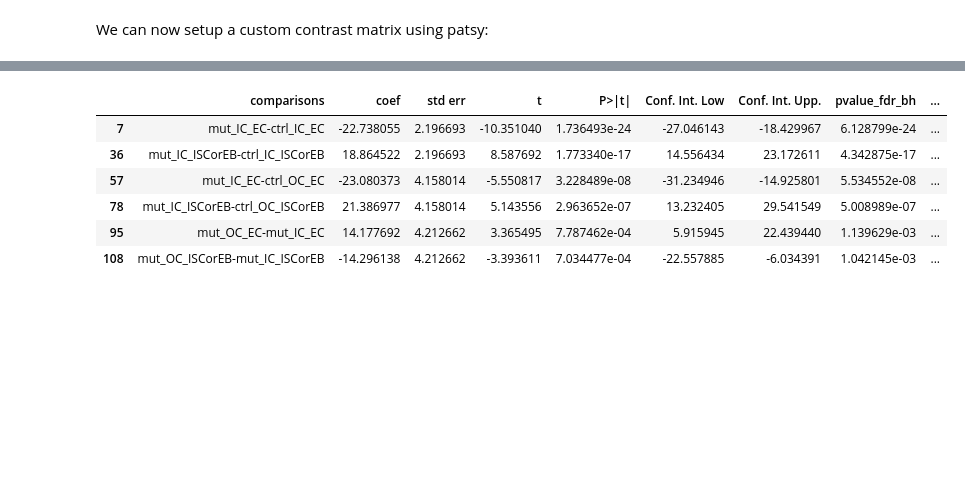
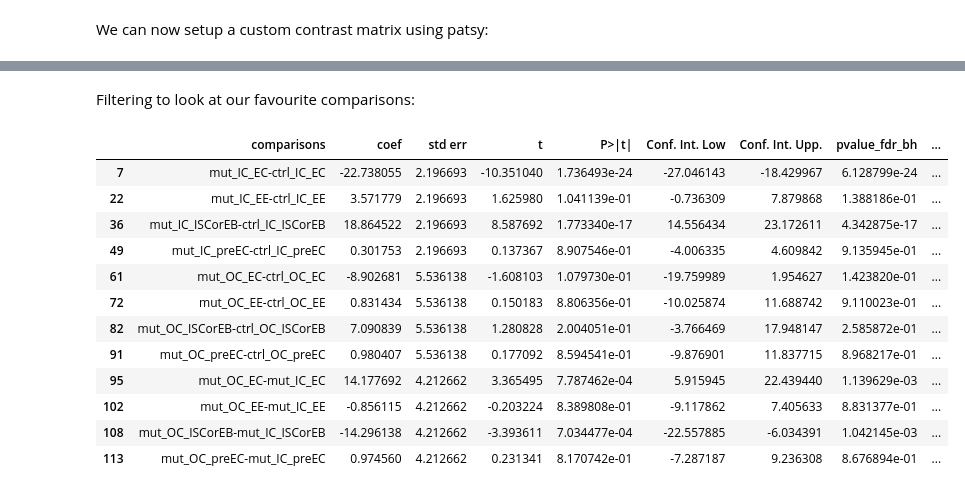
Before and after one commit to morriso1/clonedetective, a Jupyter notebook: 03_Tutorial_simple_walkthrough.ipynb, the cells around one changed output, grey strips where cells are left out. Cells and saved outputs as stored; diff of their text form; code cells hidden in the pictures; blank space fills up the shorter version.

Commit message:
alternative wit t test

```diff
--- a/03_Tutorial_simple_walkthrough.ipynb
+++ b/03_Tutorial_simple_walkthrough.ipynb
@@ -775,0 +788,9 @@ stat_df[to_filter].head()
+# %%
+lm = smf.ols("perc_cell_num ~ comp_g_cs_ct", tidy_percentage_df).fit()
+stat_df = lm.t_test_pairwise("comp_g_cs_ct", method="fdr_bh").result_frame.reset_index()
+# clean up column names
+stat_df = stat_df.rename(
+    columns={"index": "comparisons", "pvalue-fdr_bh": "pvalue_fdr_bh", "reject-fdr_bh":"reject_fdr_bh"}
+)
+
+stat_df.head()
@@ -776,10 +804,18 @@ stat_df[to_filter].head()
+# %% [markdown]
+Filtering to look at our favourite comparisons:
 # %%
-stat_df[to_filter].query("reject_fdr_bh")
+stat_df.query("comparisons in @contrasts")
 # %% [output]
 |  | comparisons | coef | std err | t | P>|t| | Conf. Int. Low | Conf. Int. Upp. | pvalue_fdr_bh | ... |
 | 7 | mut_IC_EC-ctrl_IC_EC | -22.738055 | 2.196693 | -10.351040 | 1.736493e-24 | -27.046143 | -18.429967 | 6.128799e-24 | ... |
+| 22 | mut_IC_EE-ctrl_IC_EE | 3.571779 | 2.196693 | 1.625980 | 1.041139e-01 | -0.736309 | 7.879868 | 1.388186e-01 | ... |
 | 36 | mut_IC_ISCorEB-ctrl_IC_ISCorEB | 18.864522 | 2.196693 | 8.587692 | 1.773340e-17 | 14.556434 | 23.172611 | 4.342875e-17 | ... |
-| 57 | mut_IC_EC-ctrl_OC_EC | -23.080373 | 4.158014 | -5.550817 | 3.228489e-08 | -31.234946 | -14.925801 | 5.534552e-08 | ... |
-| 78 | mut_IC_ISCorEB-ctrl_OC_ISCorEB | 21.386977 | 4.158014 | 5.143556 | 2.963652e-07 | 13.232405 | 29.541549 | 5.008989e-07 | ... |
+| 49 | mut_IC_preEC-ctrl_IC_preEC | 0.301753 | 2.196693 | 0.137367 | 8.907546e-01 | -4.006335 | 4.609842 | 9.135945e-01 | ... |
+| 61 | mut_OC_EC-ctrl_OC_EC | -8.902681 | 5.536138 | -1.608103 | 1.079730e-01 | -19.759989 | 1.954627 | 1.423820e-01 | ... |
+| 72 | mut_OC_EE-ctrl_OC_EE | 0.831434 | 5.536138 | 0.150183 | 8.806356e-01 | -10.025874 | 11.688742 | 9.110023e-01 | ... |
+| 82 | mut_OC_ISCorEB-ctrl_OC_ISCorEB | 7.090839 | 5.536138 | 1.280828 | 2.004051e-01 | -3.766469 | 17.948147 | 2.585872e-01 | ... |
+| 91 | mut_OC_preEC-ctrl_OC_preEC | 0.980407 | 5.536138 | 0.177092 | 8.594541e-01 | -9.876901 | 11.837715 | 8.968217e-01 | ... |
 | 95 | mut_OC_EC-mut_IC_EC | 14.177692 | 4.212662 | 3.365495 | 7.787462e-04 | 5.915945 | 22.439440 | 1.139629e-03 | ... |
+| 102 | mut_OC_EE-mut_IC_EE | -0.856115 | 4.212662 | -0.203224 | 8.389808e-01 | -9.117862 | 7.405633 | 8.831377e-01 | ... |
 | 108 | mut_OC_ISCorEB-mut_IC_ISCorEB | -14.296138 | 4.212662 | -3.393611 | 7.034477e-04 | -22.557885 | -6.034391 | 1.042145e-03 | ... |
+| 113 | mut_OC_preEC-mut_IC_preEC | 0.974560 | 4.212662 | 0.231341 | 8.170742e-01 | -7.287187 | 9.236308 | 8.676894e-01 | ... |
```
Also changed, not shown: parts of 20 cells of this notebook, 2 other files.
